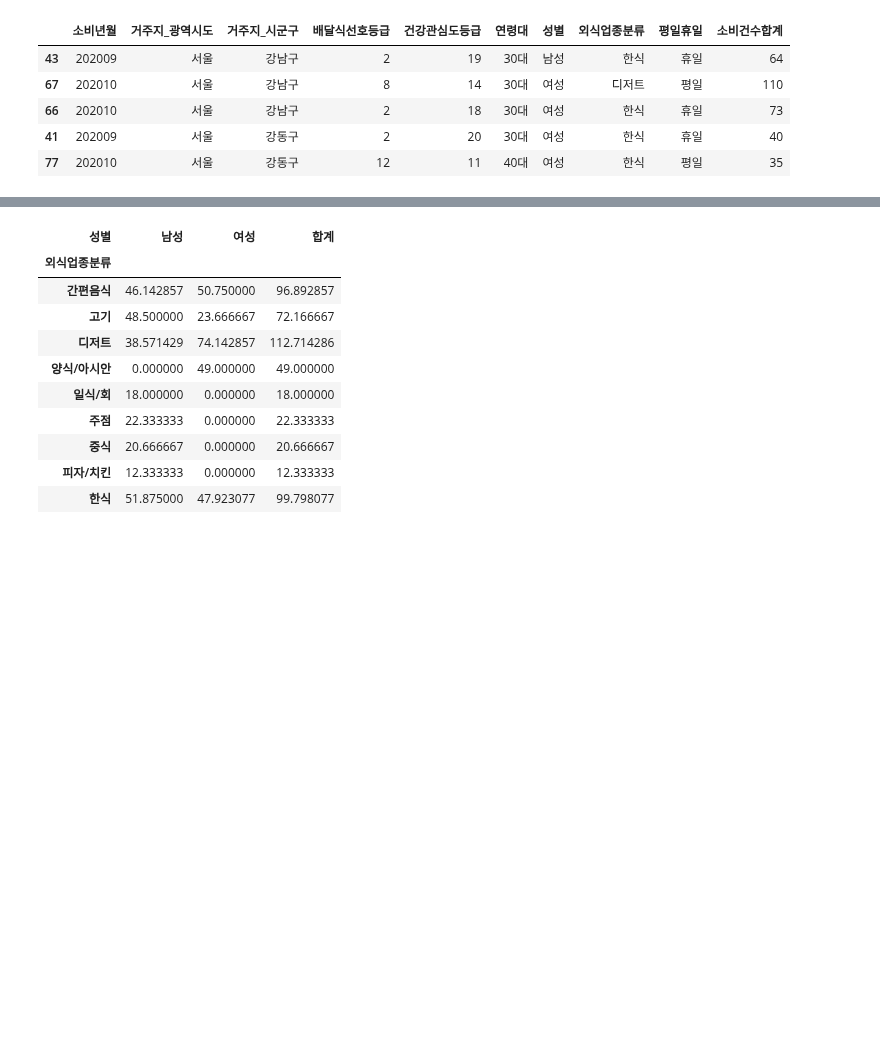
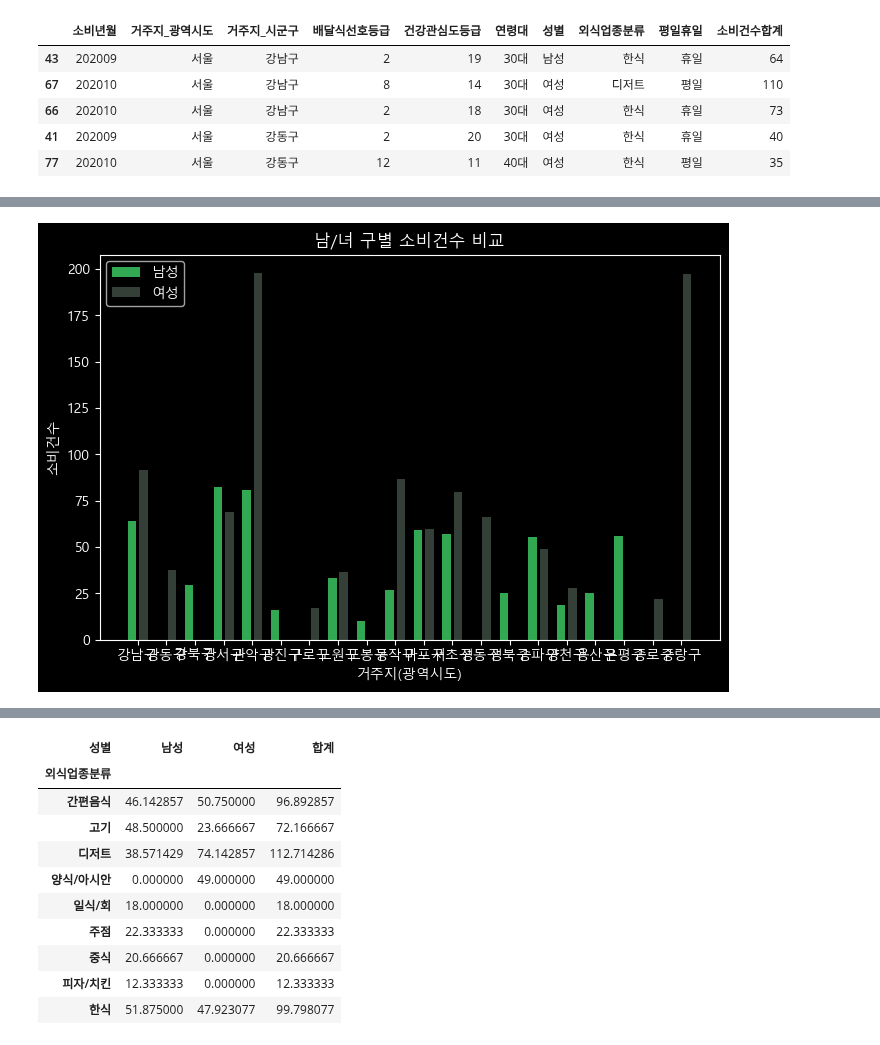
Before and after one commit to maker-lee/megait-data, a Jupyter notebook: D.탐색적_데이터_분석/semi_project/삼성카드_배달음식선호.ipynb, the cells around one changed output, grey strips where cells are left out. Saved outputs shown, nothing was run; the diff lists cells and outputs as text; code cells hidden in the pictures; blank space fills up the shorter version.

```diff
--- a/D.탐색적_데이터_분석/semi_project/삼성카드_배달음식선호.ipynb
+++ b/D.탐색적_데이터_분석/semi_project/삼성카드_배달음식선호.ipynb
@@ -164,0 +211,10 @@ plt.close()
+# %%
+구별 = pivot_table(거주지별소비건수,
+            index='거주지_시군구',
+            columns='성별',
+            values='소비건수합계',
+            aggfunc='mean'
+)
+
+구별 = 구별.fillna(value=0)
+구별
@@ -165 +240,20 @@ plt.close()
+# %%
+x_rables=list(구별.index)
+x = np.array(range(0,len(x_rables)))
+y1 = list(구별['남성'])
+y2 = list(구별['여성'])
+
+plt.rcParams['figure.figsize'] = (8,5)
+plt.figure()
+plt.title('남/녀 구별 소비건수 비교')
+plt.bar(x-0.2,구별['남성'],color='#32a852',label='남성',width=0.3)
+plt.bar(x+0.2,구별['여성'],color='#344037',label='여성',width=0.3)
+plt.xlabel('거주지(광역시도)')
+plt.ylabel('소비건수')
+plt.legend()
+plt.xticks(x,x_rables)
+plt.show()
+plt.close()
+# %% [output]
+[figure, added]
 # %%
```
Also changed, not shown: parts of 43 cells of this notebook.
